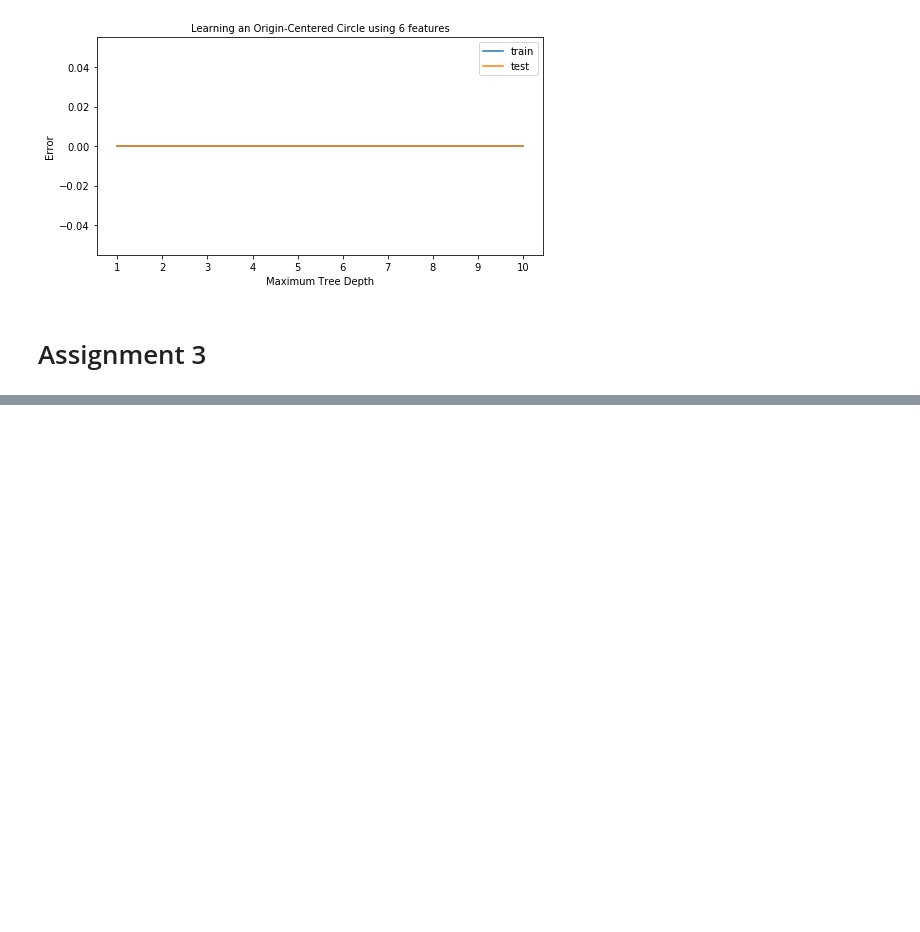
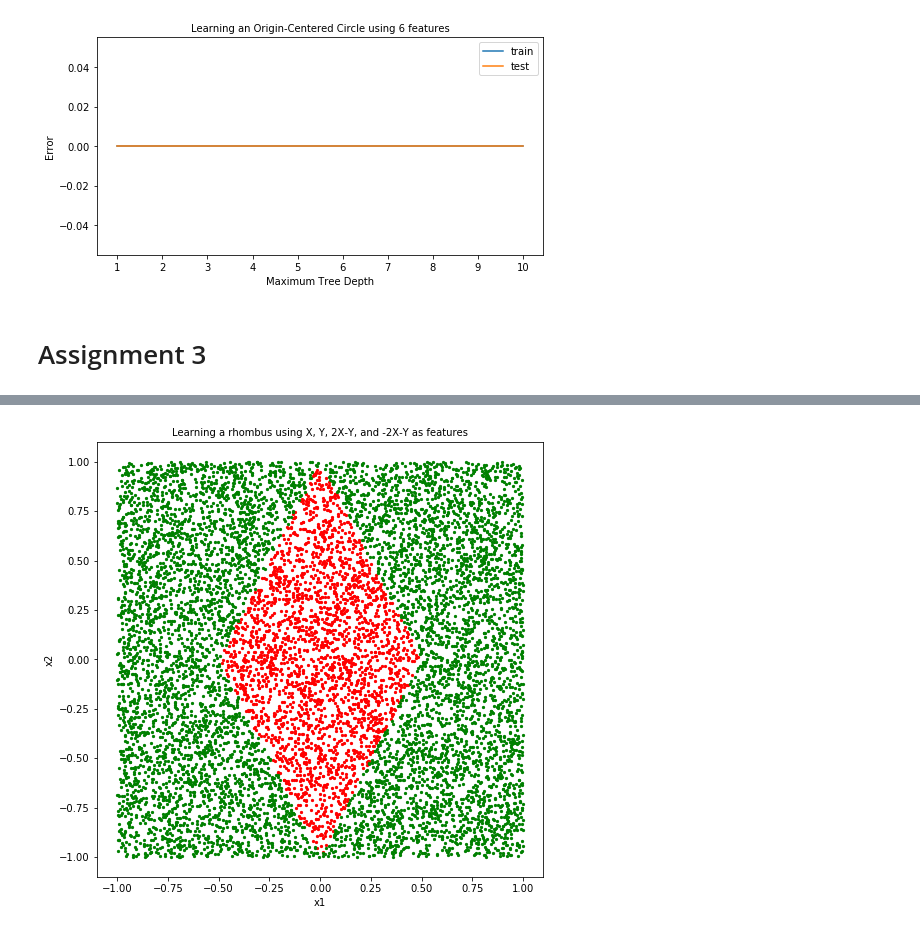
Before and after one commit to AbtahiChowdhury/csc59929-Intro-to-Machine-Learning, a Jupyter notebook: Assignment3/Chowdhury_Abtahi_AS03.ipynb, the cells around one changed output, grey strips where cells are left out. Saved outputs shown, nothing was run; the diff lists cells and outputs as text; code cells hidden in the pictures; blank space fills up the shorter version.

```diff
--- a/Assignment3/Chowdhury_Abtahi_AS03.ipynb
+++ b/Assignment3/Chowdhury_Abtahi_AS03.ipynb
@@ -513,0 +610,31 @@ plt.show()
+# %%
+npts = 10000
+
+X8 = np.zeros((npts,4))
+Y8 = np.zeros(npts)
+
+for i in range(0,npts):
+    X8[i,0] = np.random.uniform(-1.0,1.0)
+    X8[i,1] = np.random.uniform(-1.0,1.0)
+    X8[i,2] = (2*X8[i,0])-X8[i,1]
+    X8[i,3] = (-2*X8[i,0])-X8[i,1]
+
+    if ((((2*X8[i,0])-X8[i,1])>-1) and (((2*X8[i,0])-X8[i,1])<1) and (((-2*X8[i,0])-X8[i,1])>-1) and (((-2*X8[i,0])-X8[i,1])<1)):
+        Y8[i] = 0
+    else:
+        Y8[i] = 1
+# %%
+# plot data points
+plt.close('all')
+plt.figure(figsize=(8, 8))
+plt.title('Learning a rhombus using X, Y, 2X-Y, and -2X-Y as features', fontsize='medium')
+plt.xlabel('x1')
+plt.ylabel('x2')
+plt.scatter(x = X8[Y8==0, 0], y = X8[Y8==0, 1], color='red', label='0', s=5)
+plt.scatter(x = X8[Y8==1, 0], y = X8[Y8==1, 1], color='green', label='1', s=5)
+plt.axis(range=1, aspect=1)
+plt.xlim(-1.1,1.1)
+plt.ylim(-1.1,1.1)
+plt.show()
+# %% [output]
+[figure, added]
```
Also changed, not shown: parts of 26 cells of this notebook, 9 other files.
